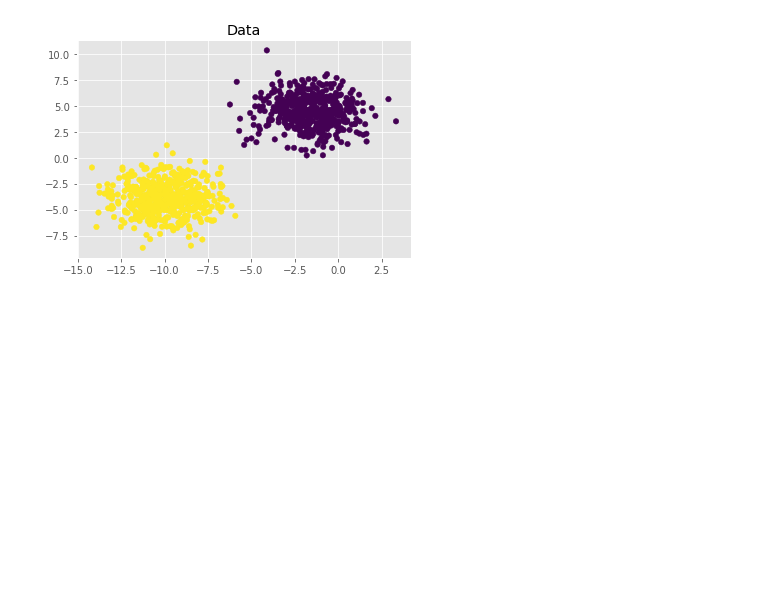
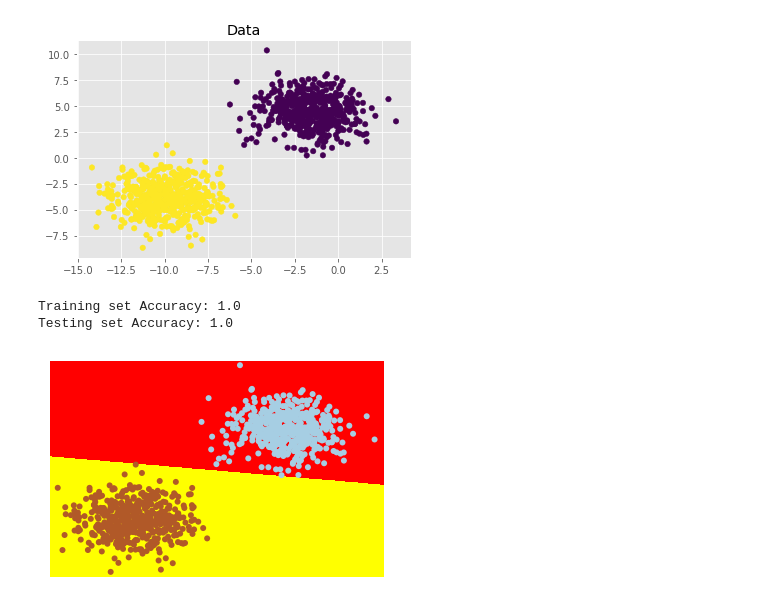
Before and after one commit to rdayala/AI-ML-Learning, a Jupyter notebook: Concepts/make_blobs-LinearSeparableData.ipynb, the cells around one changed output. Drawn from its saved outputs; the diff is of its cells as text; code cells hidden in the pictures; blank space fills up the shorter version.

Commit message:
classification - text image speech added

```diff
--- a/Concepts/make_blobs-LinearSeparableData.ipynb
+++ b/Concepts/make_blobs-LinearSeparableData.ipynb
@@ -40,3 +40,45 @@ plt.scatter(X[:, 0], X[:, 1], marker="o", c=y[:, 0], s=30)
 # %% [output]
 <matplotlib.collections.PathCollection at 0x...>
 [figure]
+# %%
+from sklearn.model_selection import train_test_split
+
+(trainX, testX, trainY, testY) = train_test_split(X, y, test_size=0.2, random_state=42)
+# %%
+import sklearn.linear_model as sk
+clf = sk.Perceptron()
+clf.fit(trainX, trainY)
+
+print('Training set Accuracy:', clf.score(trainX, trainY))
+print('Testing set Accuracy:', clf.score(testX, testY))
+# %% [output]
+Training set Accuracy: 1.0
+Testing set Accuracy: 1.0
+# %%
+# Example based on:
+# Code source: Gaël Varoquaux, Modified for documentation by Jaques Grobler, License: BSD 3 clause
+
+h = .02  # step size in the mesh
+
+# Plot the decision boundary. For that, we will assign a color to each
+# point in the mesh [x_min, m_max]x[y_min, y_max].
+x_min, x_max = X[:, 0].min() - .5, X[:, 0].max() + .5
+y_min, y_max = X[:, 1].min() - .5, X[:, 1].max() + .5
+xx, yy = np.meshgrid(np.arange(x_min, x_max, h), np.arange(y_min, y_max, h))
+Z = clf.predict(np.c_[xx.ravel(), yy.ravel()])
+
+# Put the result into a color plot
+Z = Z.reshape(xx.shape)
+plt.pcolormesh(xx, yy, Z, cmap=plt.cm.autumn)
+
+# Plot also the training points
+plt.scatter(X[:, 0], X[:, 1], c=y[:, 0], edgecolors='k', linewidth=0, cmap=plt.cm.Paired)
+
+plt.xlim(xx.min(), xx.max())
+plt.ylim(yy.min(), yy.max())
+plt.xticks(())
+plt.yticks(())
+
+plt.show()
+# %% [output]
+[figure, added]
```
Also changed, not shown: 14 other files.
